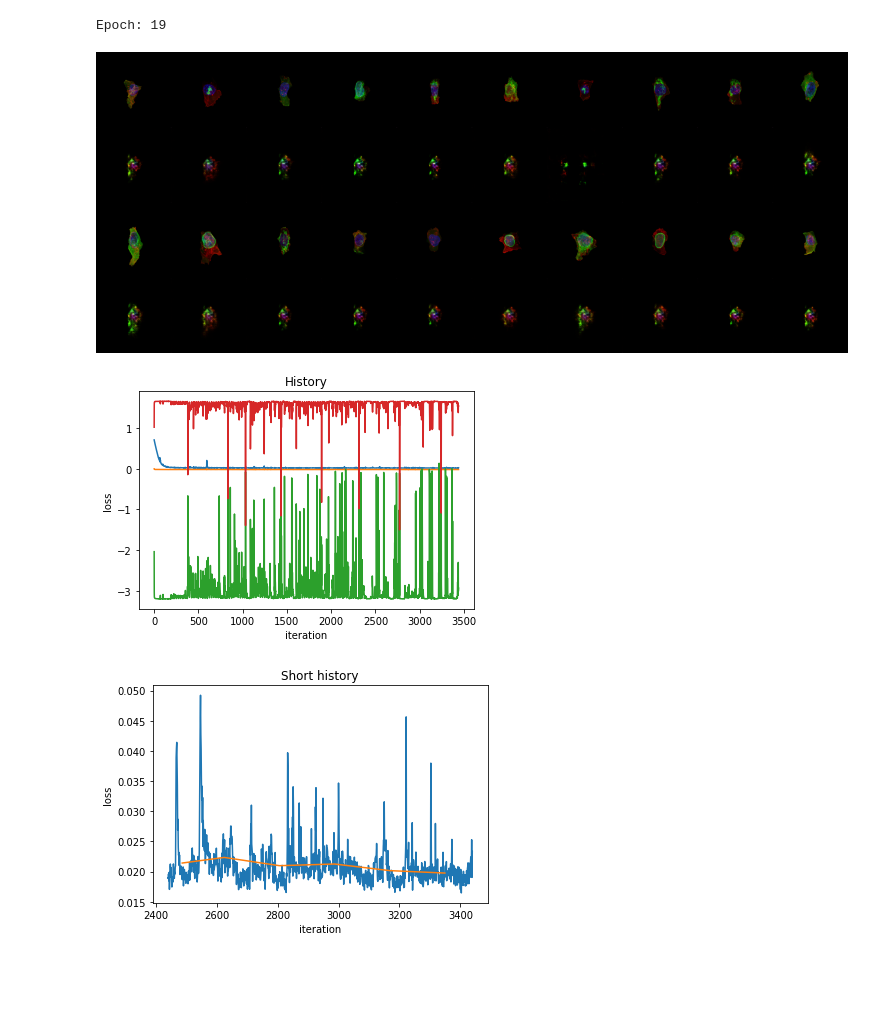
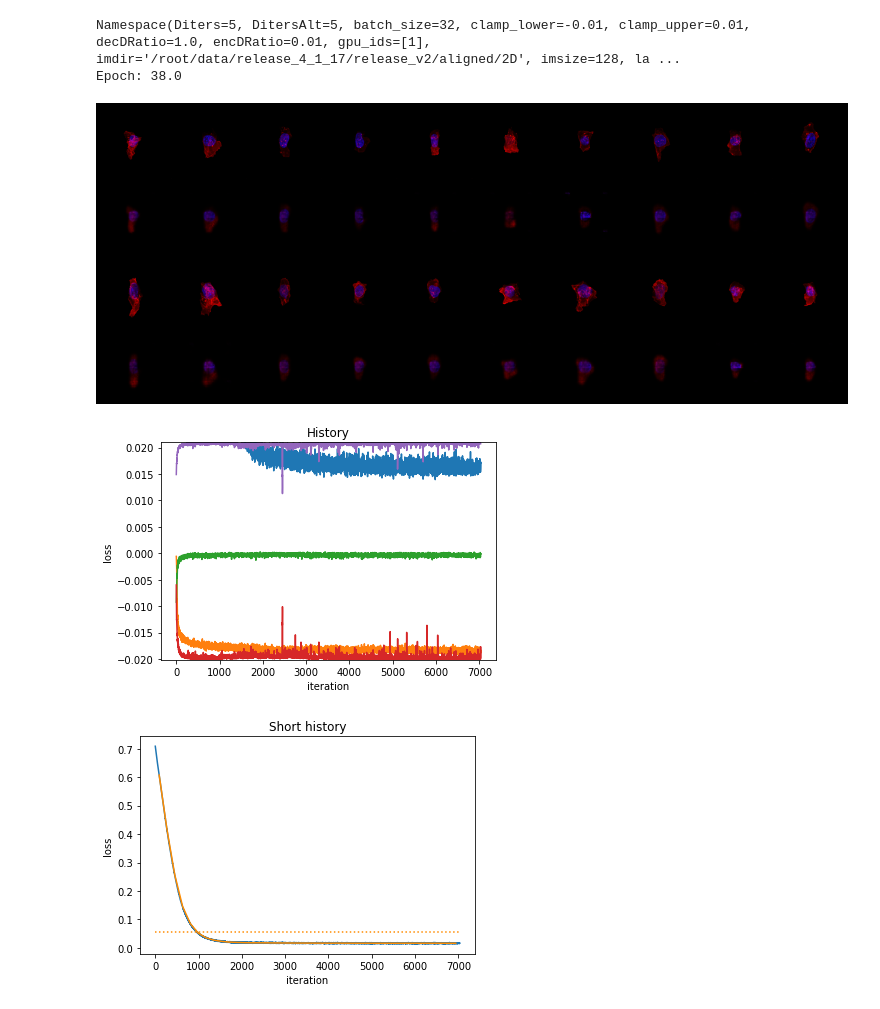
Before and after one commit to AllenCellModeling/pytorch_integrated_cell, a Jupyter notebook: plot_error.ipynb, the cells around one changed output. Cells and saved outputs as stored; diff of their text form; code cells hidden in the pictures; blank space fills up the shorter version.

Commit message:
updates for training models

```diff
--- a/plot_error.ipynb
+++ b/plot_error.ipynb
@@ -14,23 +14,44 @@ import sklearn
 
 %matplotlib inline
 
-model_dir = './waaegan2_32D5/'
+model_dir = './waaegan2_32D6/'
+model_dir = './test_waaegan3/'
+# model_dir = './test_waaegan3_2/'
+# model_dir = './test_waaegan3_3/'
+# model_dir = './test_waaegan3_5/'
+# model_dir = './test_waaegan3_6/'
+model_dir = './test_waaegan3_7/' #762 epochs, 32D
+# model_dir = './test_waaegan3_8/'
+model_dir = './test_waaegan3_9/'
+model_dir = './test_waaegan3_10/' #290 epochs, 16D
+model_dir = './test_waaegan3_11/'
+model_dir = './test_waaegan3_12/'
+# model_dir = './test_waaegan3_13/'
+# model_dir = './test_waaegan3_14/'
+# model_dir = './test_waaegan3_15/'
+# model_dir = './test_waaegan3_15/'
+# model_dir = './test_waaegan3_16/'
+# model_dir = './test_waaegan3_17/'
+model_dir = './test_waaegan3_18/'
+
 # model_dir = './waaegan2_32D2/'
 # model_dir = './waaegan2_128D/'
+
+# model_dir = './waaegan_128D'
 
 # model_dir = './waaegan/'
 # model_dir = './waaegan_1E-4/'
 # model_dir = './semi_waaegan/'
 
 
-history = 1000
+history = 10000
 bw = 100
 
-# opt = pickle.load( open( '{0}/opt.pkl'.format(model_dir), "rb" ) )
+opt = pickle.load( open( '{0}/opt.pkl'.format(model_dir), "rb" ) )
 logger = pickle.load( open( '{0}/logger_tmp.pkl'.format(model_dir), "rb" ) )
 embedding = pickle.load( open('./{0}/embedding_tmp.pkl'.format(model_dir), "rb"))
 
-# print(opt)
+print(opt)
 
 epoch = max(logger.log['epoch'])
 
@@ -39,6 +60,7 @@ print('Epoch: ' + str(epoch))
 plt.figure(1)
 plt.plot(logger.log['iter'], logger.log['reconLoss'])
 plt.plot(logger.log['iter'], logger.log['encDLoss'])
+plt.plot(logger.log['iter'], logger.log['minimaxEncDLoss'])
 plt.plot(logger.log['iter'], logger.log['decDLoss'])
 plt.plot(logger.log['iter'], logger.log['minimaxDecDLoss'])
 # plt.ylim([-4, 4])
@@ -46,6 +68,10 @@ plt.title('History')
 plt.xlabel('iteration')
 plt.ylabel('loss')
 
+ydat = [logger.log['encDLoss'], logger.log['decDLoss'], logger.log['minimaxEncDLoss'], logger.log['minimaxDecDLoss']]
+ymin = np.min(ydat)
+ymax = np.max(ydat)
+plt.ylim([ymin, ymax])
 
 x = logger.log['iter'][-history:]
 y = logger.log['reconLoss'][-history:]
@@ -54,9 +80,9 @@ f = np.ones(bw)/bw
 yhat = np.correlate(y-np.mean(y), f, mode='same').tolist() + np.mean(y)
 
 
-epochs = np.array(logger.log['epoch'][-history:])
-losses = np.array(logger.log['reconLoss'][-history:])
-iters = np.array(logger.log['iter'][-history:])
+epochs = np.floor(np.array(logger.log['epoch'][-history:-1]))
+losses = np.array(logger.log['reconLoss'][-history:-1])
+iters = np.array(logger.log['iter'][-history:-1])
 uepochs = np.unique(epochs)
 
 epoch_losses = np.zeros(len(uepochs))
@@ -65,35 +91,39 @@ i = 0
 for uepoch in uepochs:
     inds = np.equal(epochs, uepoch)
     loss = np.mean(losses[inds])
     epoch_losses[i] = loss
     epoch_iters[i] = np.mean(iters[inds])
     i+=1
 
+mval = np.mean(losses)
 
 plt.figure(2)
 plt.plot(x, y)
-plt.plot(epoch_iters, epoch_losses)
+plt.plot(epoch_iters, epoch_losses, color='darkorange')
+plt.plot([np.min(iters), np.max(iters)], [mval, mval], color='darkorange', linestyle=':')
 
 plt.title('Short history')
 plt.xlabel('iteration')
 plt.ylabel('loss')
 
 
 plt.figure(3)
 plt.scatter(embedding[:,0], embedding[:,1])
 plt.xlim([-4, 4])
 plt.ylim([-4, 4])
 plt.axis('equal')
 plt.xlabel('z1')
 plt.ylabel('z2')
 plt.title('latent space embedding')
 # plt.savefig('./{0}/embedding_{1}.png'.format(opt.save_dir, epoch), dpi=75)
 
 
+
 im_progress_path = '{0}/progress_{1}.png'.format(model_dir, epoch)
 display(Image(im_progress_path, unconfined=True))
 # %% [output]
-Epoch: 19
+Namespace(Diters=5, DitersAlt=5, batch_size=32, clamp_lower=-0.01, clamp_upper=0.01, decDRatio=1.0, encDRatio=0.01, gpu_ids=[1], imdir='/root/data/release_4_1_17/release_v2/aligned/2D', imsize=128, la ...
+Epoch: 38.0
-[figure, old version]
+[figure, new version]
-[figure, old version]
+[figure, new version]
-[figure, old version]
+[figure, new version]
```
Also changed, not shown: parts of 3 cells of this notebook, 2 other files.
